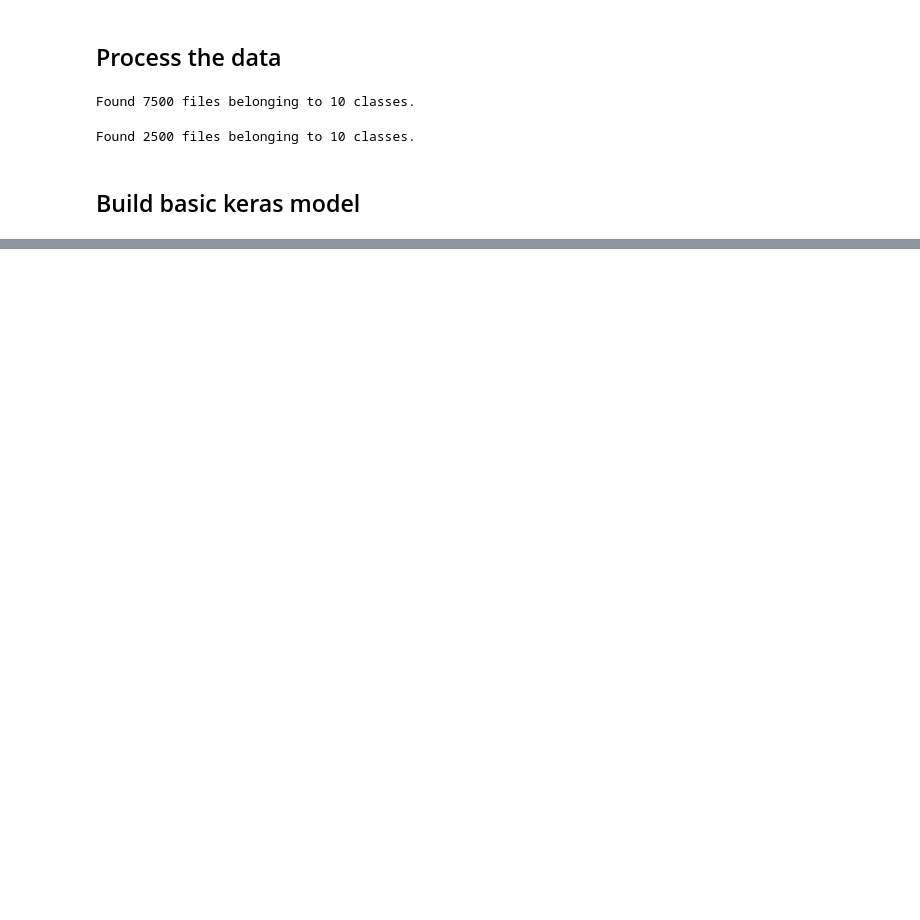
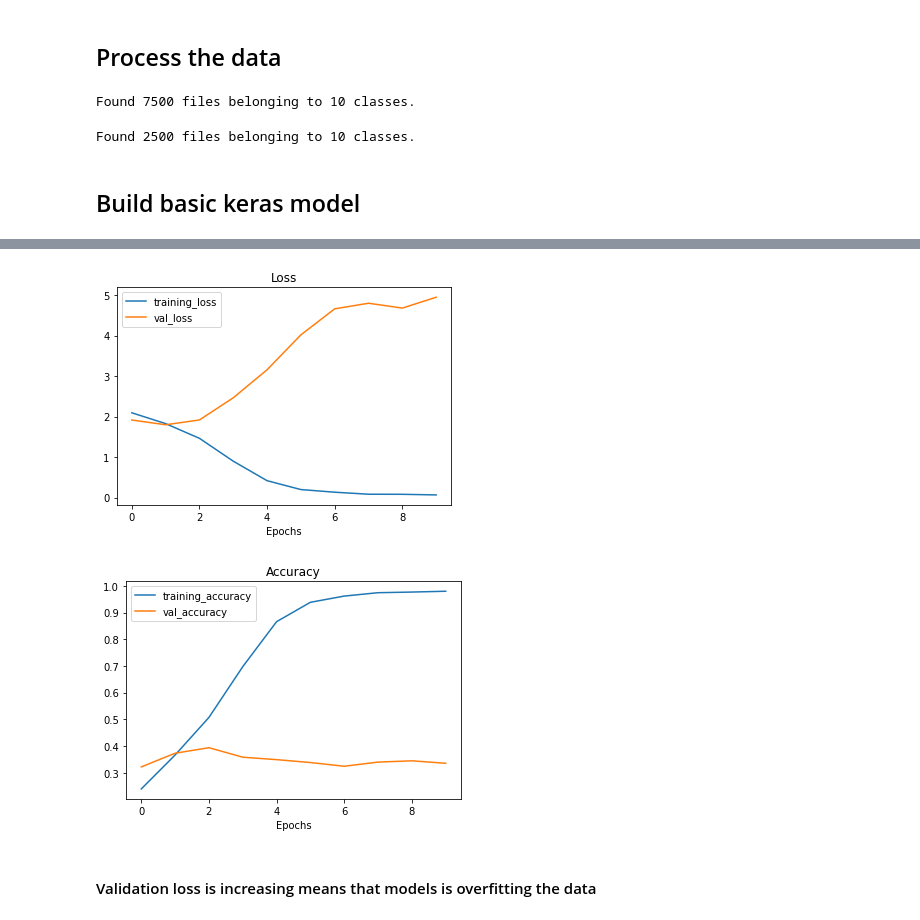
Before and after one commit to AmirGhnbr/Food-Vision, a Jupyter notebook: Food_Vision.ipynb, the cells around one changed output, grey strips where cells are left out. Saved outputs shown, nothing was run; the diff lists cells and outputs as text; code cells hidden in the pictures; blank space fills up the shorter version.

Commit message:
create model 1 and evaluate it

```diff
--- a/Food_Vision.ipynb
+++ b/Food_Vision.ipynb
@@ -96,7 +96,7 @@ train_ds = tf.keras.utils.image_dataset_from_directory(directory=train_dir,
 # %% [output]
 Found 7500 files belonging to 10 classes.
 # %%
-valid_ds = tf.keras.utils.image_dataset_from_directory(test_dir,
+test_ds = tf.keras.utils.image_dataset_from_directory(test_dir,
                                                        seed=42,
                                                        image_size=(224,224),
                                                        batch_size=32)
@@ -111,0 +123,10 @@ model
+# %%
+## Compile the model
+model1.compile(loss= tf.keras.losses.SparseCategoricalCrossentropy(),
+               optimizer = tf.keras.optimizers.Adam(),
+               metrics = ["accuracy"])
+# %%
+history_1 = model1.fit(train_ds, epochs=10,
+                       steps_per_epoch=len(train_ds),
+                       validation_data=test_ds,
+                       validation_steps=len(test_ds))
@@ -111,0 +159,34 @@ model
+# %%
+def plot_loss_curves(history):
+  """
+  Returns separate loss curves for training and validation metrics.
+  """
+  loss = history.history['loss']
+  val_loss = history.history['val_loss']
+
+  accuracy = history.history['accuracy']
+  val_accuracy = history.history['val_accuracy']
+
+  epochs = range(len(history.history['loss']))
+
+  # Plot loss
+  plt.plot(epochs, loss, label='training_loss')
+  plt.plot(epochs, val_loss, label='val_loss')
+  plt.title('Loss')
+  plt.xlabel('Epochs')
+  plt.legend()
+
+  # Plot accuracy
+  plt.figure()
+  plt.plot(epochs, accuracy, label='training_accuracy')
+  plt.plot(epochs, val_accuracy, label='val_accuracy')
+  plt.title('Accuracy')
+  plt.xlabel('Epochs')
+  plt.legend();
+# %%
+plot_loss_curves(history_1)
+# %% [output]
+[figure, added]
+[figure, added]
+# %% [markdown]
+#### Validation loss is increasing means that models is overfitting the data
```
Also changed, not shown: parts of 6 cells of this notebook.
